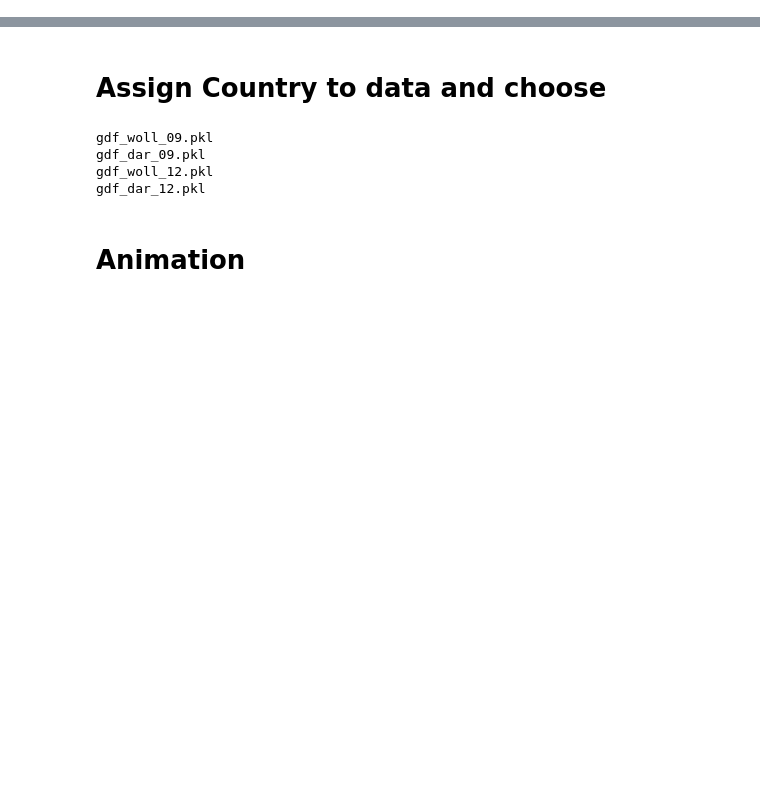
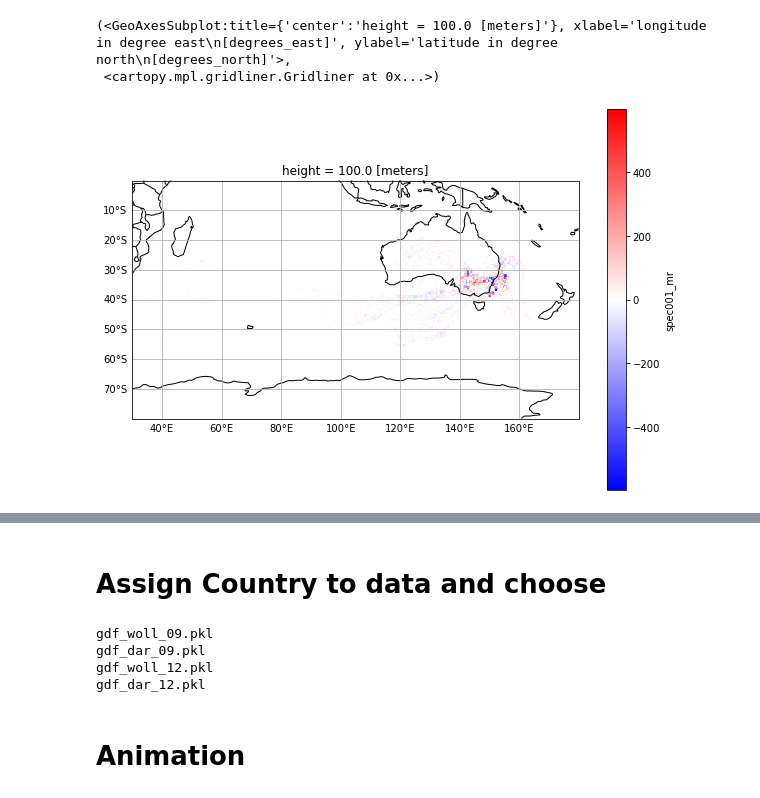
Before and after one commit to christopher-lw/ColumnFLEXPART, a Jupyter notebook: open_data/open_flexpart.ipynb, the cells around one changed output, grey strips where cells are left out. Saved outputs shown, nothing was run; the diff lists cells and outputs as text; code cells hidden in the pictures; blank space fills up the shorter version.

```diff
--- a/open_data/open_flexpart.ipynb
+++ b/open_data/open_flexpart.ipynb
@@ -71,0 +109,11 @@ fc = FlexDataCollection(dir_path + file_path, dir_path + file_path, extent=[100,
+# %%
+fp1 = fd_wu
+fp2 = fd_pw
+diff = fp2.Footprints[1]-fp1.Footprints[1]
+fig, ax = fd_wu.subplots(figsize=(10,7))
+diff.plot(ax=ax,cmap="bwr")
+fd_wu.add_map(ax =ax)
+# %% [output]
+(<GeoAxesSubplot:title={'center':'height = 100.0 [meters]'}, xlabel='longitude in degree east\n[degrees_east]', ylabel='latitude in degree north\n[degrees_north]'>,
+ <cartopy.mpl.gridliner.Gridliner at 0x...>)
+[figure, added]
```
Also changed, not shown: parts of 19 cells of this notebook, 1 other file.
